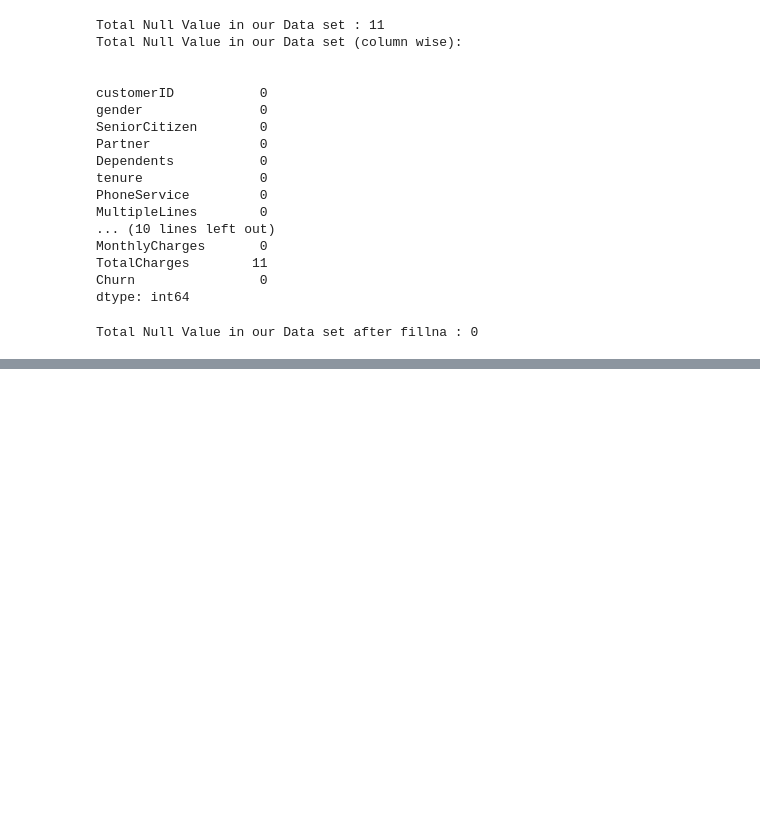
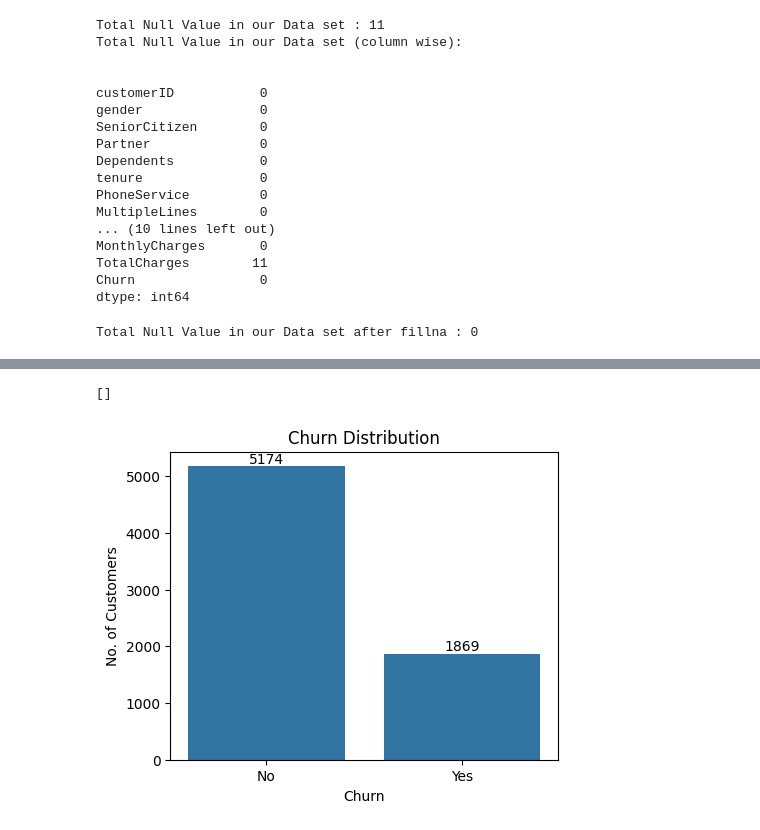
Before and after one commit to AnandPatidar1818/EDA-Project, a Jupyter notebook: churn Analysis.ipynb, the cells around one changed output, grey strips where cells are left out. Saved outputs shown, nothing was run; the diff lists cells and outputs as text; code cells hidden in the pictures; blank space fills up the shorter version.

Commit message:
Churn Analysis Continue

```diff
--- a/churn Analysis.ipynb
+++ b/churn Analysis.ipynb
@@ -117,0 +134,3 @@ Total Null Value in our Data set after fillna : 0
+# %%
+df["SeniorCitizen"] = df["SeniorCitizen"].replace(0,"no")
+df["SeniorCitizen"] = df["SeniorCitizen"].replace(1,"yes")
@@ -117,0 +247,13 @@ Total Null Value in our Data set after fillna : 0
+# %%
+#Churn Distribution
+
+plt.figure(figsize = (5,4))
+ax = sbn.countplot(x = df['Churn'] , data = df)
+plt.bar_label(ax.containers[0])
+plt.title("Churn Distribution")
+plt.ylabel("No. of Customers")
+plt.xlabel("Churn")
+plt.plot()
+# %% [output]
+[]
+[figure, added]
```
Also changed, not shown: parts of 11 cells of this notebook.
